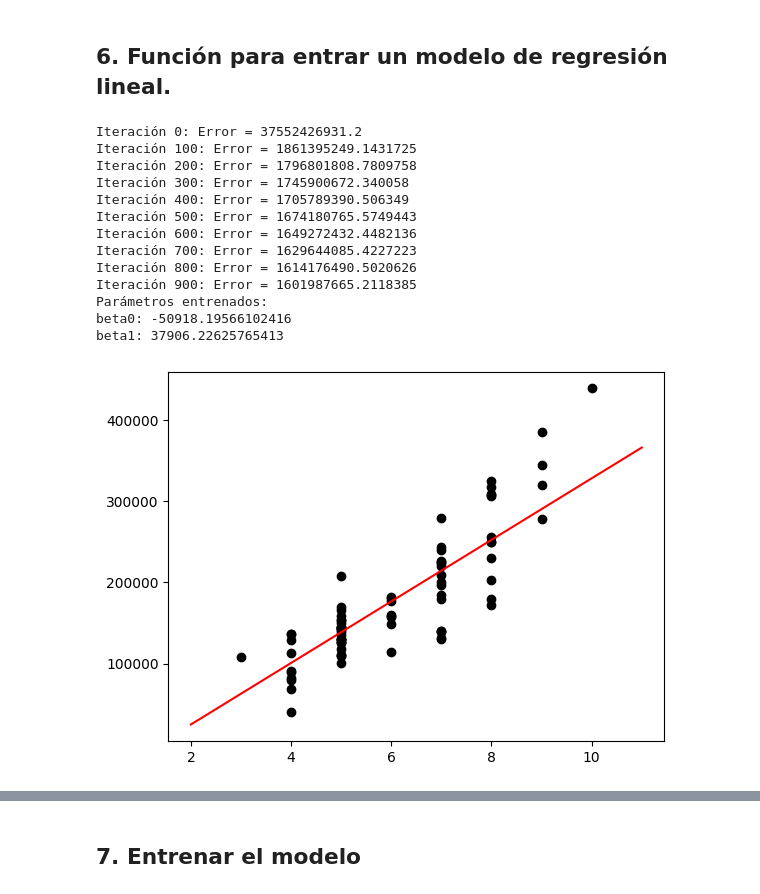
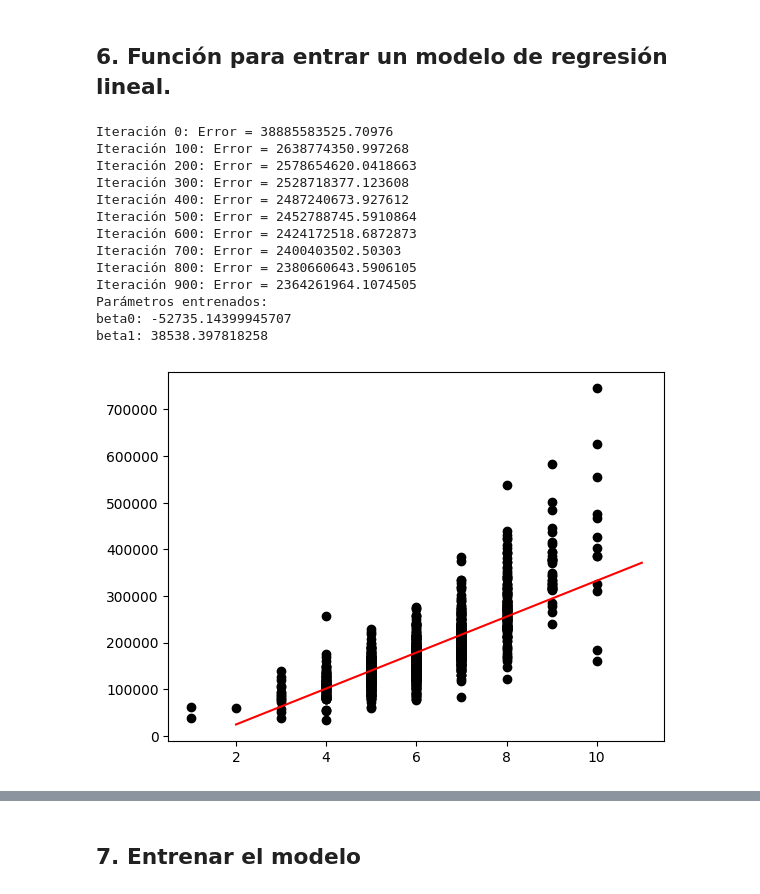
Before and after one commit to borisfloresDS/proyecto1, a Jupyter notebook: proyecto1_ds.ipynb, the cells around one changed output, grey strips where cells are left out. Cells and saved outputs as stored; diff of their text form; code cells hidden in the pictures.

```diff
--- a/proyecto1_ds.ipynb
+++ b/proyecto1_ds.ipynb
@@ -23,2 +14,4 @@ print(df)
+# %%
+datos = pd.DataFrame(df)
 # %% [markdown]
 ## 2. Separar el df
@@ -32,3 +18,5 @@ training.columns = ['Y', 'X1','X2','X3','X4','X5']
+# %%
+datos.columns = ['SalePrice', 'OverallQual','1stFlrSF','TotRmsAbvGrd','YearBuilt','LotFrontage']
 # %% [markdown]
 ## 3. Análisis exploratorio
 # %%
@@ -136,5 +99,11 @@ matriz_4 = training[['Y','X4']]
+# %%
+x1_train, x1_test, y_train, y_test = train_test_split(datos['OverallQual'], datos['SalePrice'], test_size=0.2, random_state=42)
+x2_train, x2_test, y_train, y_test = train_test_split(datos['1stFlrSF'], datos['SalePrice'], test_size=0.2, random_state=42)
+
+
+#se cambia el nombre de las variables por practicidad
 # %%
-def train_linear_regression(x, y, epochs, print_error_each, alpha):
+def train_linear_regression(x, y, epochs, imprimir_cada, alpha):
 
     beta0 = 0
     beta1 = 0
@@ -155,32 +124,32 @@ def train_linear_regression(x, y, epochs, print_error_each, alpha):
         beta1 -= alpha * (1/m) * np.sum((y_pred - y) * x)
 
 
-        if epoch % print_error_each == 0:
+        if epoch % imprimir_cada == 0:
             print(f"Iteración {epoch}: Error = {error}")
 
 
     return beta0, beta1
 # %%
-beta0, beta1 = train_linear_regression(x1_train, y_train, epochs=1000, print_error_each=100, alpha=0.02)
+beta0a, beta1a = train_linear_regression(x1_train, y_train, epochs=1000, imprimir_cada=100, alpha=0.02)
 print("Parámetros entrenados:")
-print("beta0:", beta0)
-print("beta1:", beta1)
+print("beta0:", beta0a)
+print("beta1:", beta1a)
 
 plt.scatter(x1_train, y_train, color = 'black')
-plt.plot(list(range(2,12)), [beta1 * x1 + beta0 for x1 in range(2,12)], color = 'red')
+plt.plot(list(range(2,12)), [beta1a * x1 + beta0a for x1 in range(2,12)], color = 'red')
 plt.show()
 # %% [output]
-Iteración 0: Error = 37552426931.2
-Iteración 100: Error = 1861395249.1431725
-Iteración 200: Error = 1796801808.7809758
-Iteración 300: Error = 1745900672.340058
-Iteración 400: Error = 1705789390.506349
-Iteración 500: Error = 1674180765.5749443
-Iteración 600: Error = 1649272432.4482136
-Iteración 700: Error = 1629644085.4227223
-Iteración 800: Error = 1614176490.5020626
-Iteración 900: Error = 1601987665.2118385
+Iteración 0: Error = 38885583525.70976
+Iteración 100: Error = 2638774350.997268
+Iteración 200: Error = 2578654620.0418663
+Iteración 300: Error = 2528718377.123608
+Iteración 400: Error = 2487240673.927612
+Iteración 500: Error = 2452788745.5910864
+Iteración 600: Error = 2424172518.6872873
+Iteración 700: Error = 2400403502.50303
+Iteración 800: Error = 2380660643.5906105
+Iteración 900: Error = 2364261964.1074505
 Parámetros entrenados:
-beta0: -50918.19566102416
-beta1: 37906.22625765413
+beta0: -52735.14399945707
+beta1: 38538.397818258
-[figure, old version]
+[figure, new version]
```
Also changed, not shown: parts of 34 cells of this notebook.
